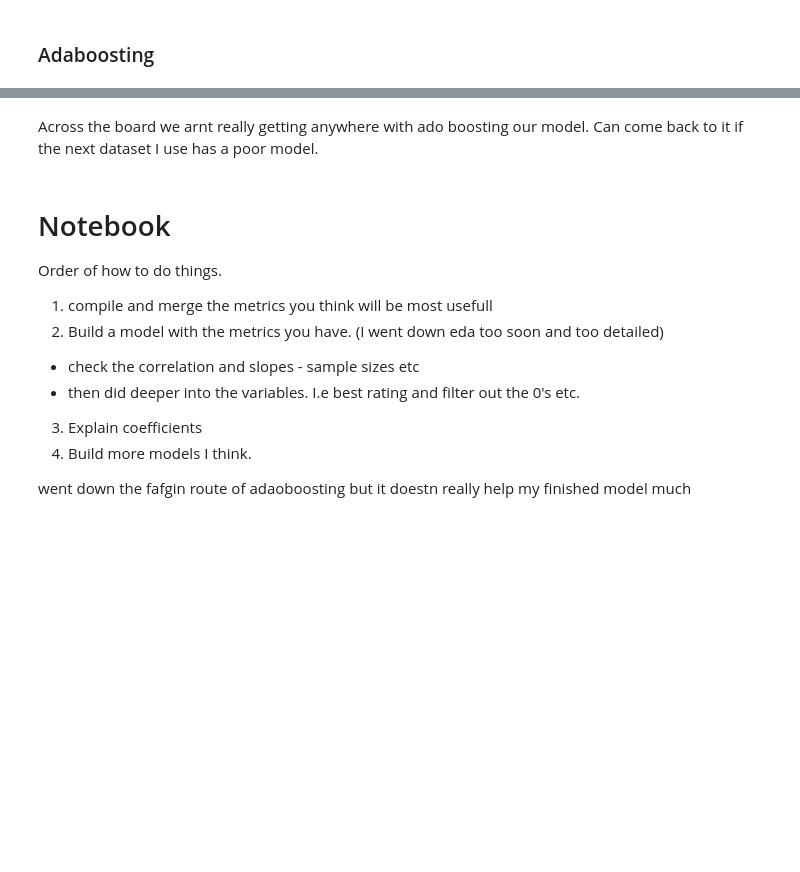
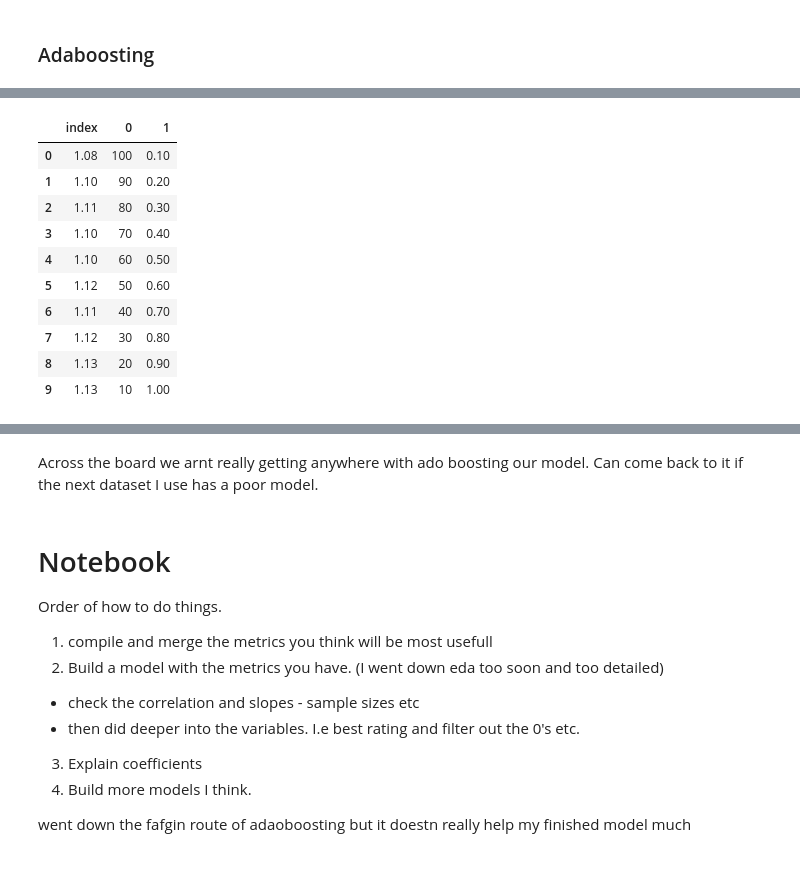
Before and after one commit to smkirwan77/mares_sales, a Jupyter notebook: tatts_dec_23_model.ipynb, the cells around one changed output, grey strips where cells are left out. Cells and saved outputs as stored; diff of their text form; code cells hidden in the pictures; blank space fills up the shorter version.

```diff
--- a/tatts_dec_23_model.ipynb
+++ b/tatts_dec_23_model.ipynb
@@ -455,7 +784,7 @@ def variable_slope(variables):
   model.fit(x1, y)
   r2_score = model.score(x1, y)
   coef = pd.DataFrame(model.coef_, index = [variables], columns = ['coeficient']).transpose()
-  coefficients = coefficients.append(coef)
+  coefficients = pd.concat([coefficients,coef])
 
   #print(i, "-", upper, '\n', f"R-squared value: {r2_score}", '\ncoefficients  below', coef, '\n')
   #coefficients[variables].plot(marker = 'o').legend(loc='center right', bbox_to_anchor=(1.7, 0.5))
@@ -730,24 +1216,36 @@ print(f"RMSE: {round(rmse,3)}") #same as first adobooster
 # %%
 ##experimenting with different amount of estimators and learning rate. As there is a trade off between the 2 as I increase the learning rate I will decrease the amount of estimators.
 RMSE = {}
 RSQ = {}
 for i,j in zip(np.linspace(10,100,10, dtype = int)[::-1], np.linspace(0.1,1,10)): #creates a for loop that iterates over 2 arrays of numbers. the 2nd arrays order is reversed by [::-1]
   # Build and fit an AdaBoost regressor
   reg_ada = AdaBoostRegressor(n_estimators= i, learning_rate = j, random_state=500) #dropped the learning rate down to 0.01 and increased the amount of estimators.
   reg_ada.fit(X_train, y_train)
 
   # Calculate the predictions on the test set
   pred = reg_ada.predict(X_test)
 
   # Evaluate the performance using the RMSE
   rmse = np.sqrt(mean_squared_error(y_test, pred))
   r_squared = reg_ada.score(X_test, y_test)
 
   RMSE[rmse] = [i,j]
   RSQ[r_squared] = [i,j]
   #print('RMSE: {:.3f}'.format(rmse))
 
 col = ['RMSE','N_estimators', 'Learning_rate'] #setting the columns for the dataframe that we are going to covert the dictionary into.
 rmse = pd.DataFrame.from_dict(RMSE, orient='index').reset_index()
-rmse.set_axis(col, axis = 1, inplace = True)
+rmse.set_axis(col, axis = 1)#hasnt worked
 rmse
+# %% [output]
+|  | index | 0 | 1 |
+| 0 | 1.08 | 100 | 0.10 |
+| 1 | 1.10 | 90 | 0.20 |
+| 2 | 1.11 | 80 | 0.30 |
+| 3 | 1.10 | 70 | 0.40 |
+| 4 | 1.10 | 60 | 0.50 |
+| 5 | 1.12 | 50 | 0.60 |
+| 6 | 1.11 | 40 | 0.70 |
+| 7 | 1.12 | 30 | 0.80 |
+| 8 | 1.13 | 20 | 0.90 |
+| 9 | 1.13 | 10 | 1.00 |
```
Also changed, not shown: parts of 86 cells of this notebook.
